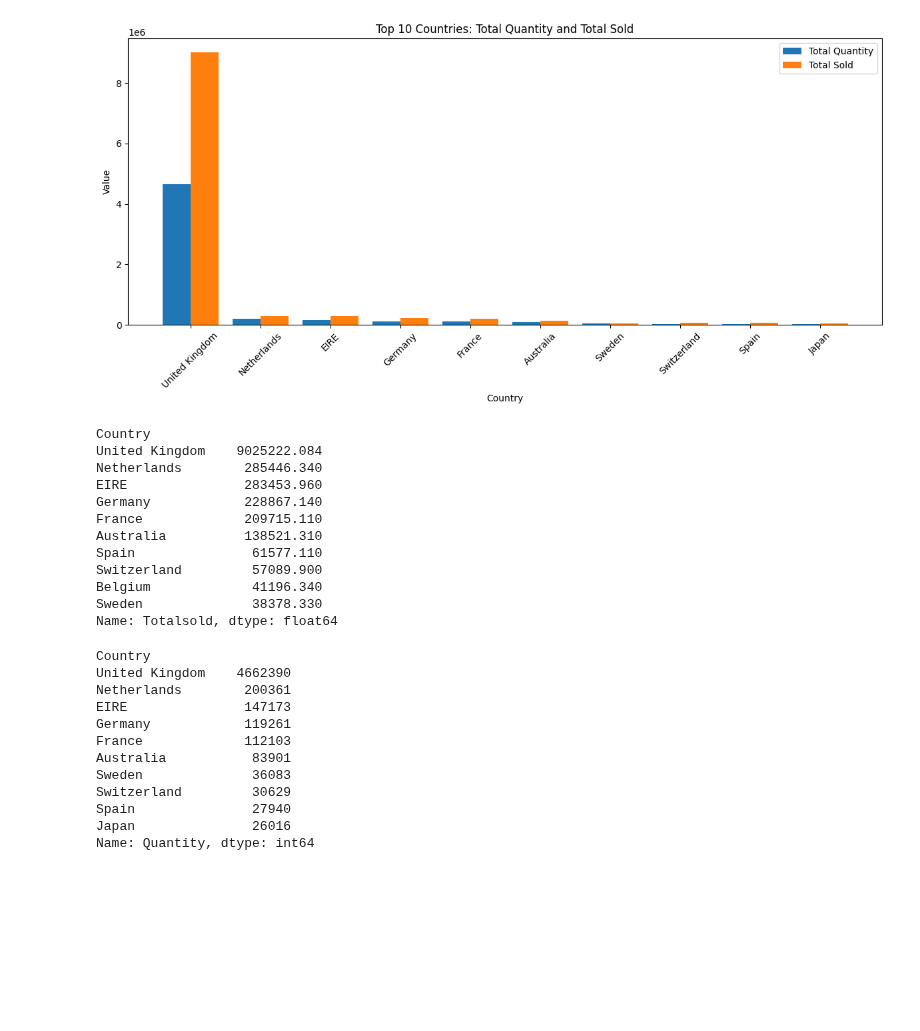
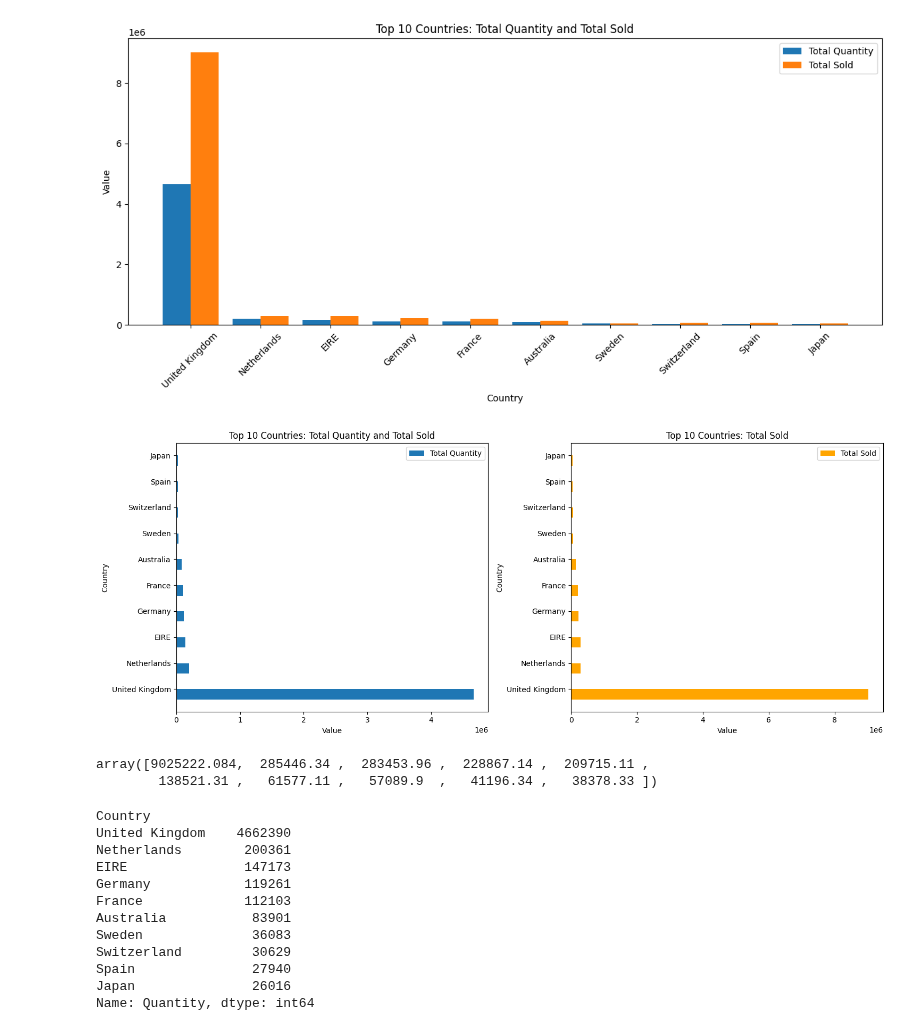
Before and after one commit to madinatt/E-commerce, a Jupyter notebook: Ecommerce Notebook.ipynb, the cells around one changed output. Saved outputs shown, nothing was run; the diff lists cells and outputs as text; code cells hidden in the pictures; blank space fills up the shorter version.

```diff
--- a/Ecommerce Notebook.ipynb
+++ b/Ecommerce Notebook.ipynb
@@ -197,21 +199,50 @@ plt.tight_layout()
 plt.show()
 # %% [output]
 [figure]
+# %%
+df = pd.DataFrame(df)
+
+# Group data by country and calculate total quantity and total sold
+grouped = df.groupby('Country').agg({'Quantity': 'sum', 'Totalsold': 'sum'}).reset_index()
+
+# Sort by total quantity and select top 10 countries
+top_countries = grouped.nlargest(10, 'Quantity')
+
+fig, axes = plt.subplots(1, 2, figsize=(15, 6))  # Create 1 row, 2 columns of subplots
+
+# Plot the first horizontal bar chart
+ax1 = axes[0]
+bar_width = 0.4
+index = range(len(top_countries))
+ax1.barh(index, top_countries['Quantity'], height=bar_width, label='Total Quantity')
+ax1.set_xlabel('Value')
+ax1.set_ylabel('Country')
+ax1.set_title('Top 10 Countries: Total Quantity and Total Sold')
+ax1.set_yticks([i + 0.5 * bar_width for i in index])
+ax1.set_yticklabels(top_countries['Country'])
+ax1.legend()
+
+# Plot the second horizontal bar chart
+ax2 = axes[1]
+# Replace 'AnotherValue' with the appropriate column name from your DataFrame
+# Here, we're using the 'Totalsold' column for the second plot
+ax2.barh(df.groupby(['Country'])['Totalsold'].sum().sort_values(ascending=False).head(10).index, df.groupby(['Country'])['Totalsold'].sum().sort_values(ascending=False).head(10).values, height=bar_width, color='orange', label='Total Sold')
+ax2.set_xlabel('Value')
+ax2.set_ylabel('Country')
+ax2.set_title('Top 10 Countries: Total Sold')
+ax2.set_yticks([i + 0.5 * bar_width for i in index])
+ax2.set_yticklabels(top_countries['Country'])
+ax2.legend()
+
+plt.tight_layout()
+plt.show()
+# %% [output]
+[figure, added]
 # %%
-df.groupby(['Country'])['Totalsold'].sum().sort_values(ascending=False).head(10)
+df.groupby(['Country'])['Totalsold'].sum().sort_values(ascending=False).head(10).values
 # %% [output]
-Country
-United Kingdom    9025222.084
-Netherlands        285446.340
-EIRE               283453.960
-Germany            228867.140
-France             209715.110
-Australia          138521.310
-Spain               61577.110
-Switzerland         57089.900
-Belgium             41196.340
-Sweden              38378.330
-Name: Totalsold, dtype: float64
+array([9025222.084,  285446.34 ,  283453.96 ,  228867.14 ,  209715.11 ,
+        138521.31 ,   61577.11 ,   57089.9  ,   41196.34 ,   38378.33 ])
 # %%
 df.groupby(['Country'])['Quantity'].sum().sort_values(ascending=False).head(10)
 # %% [output]
```
Also changed, not shown: parts of 4 cells of this notebook.
